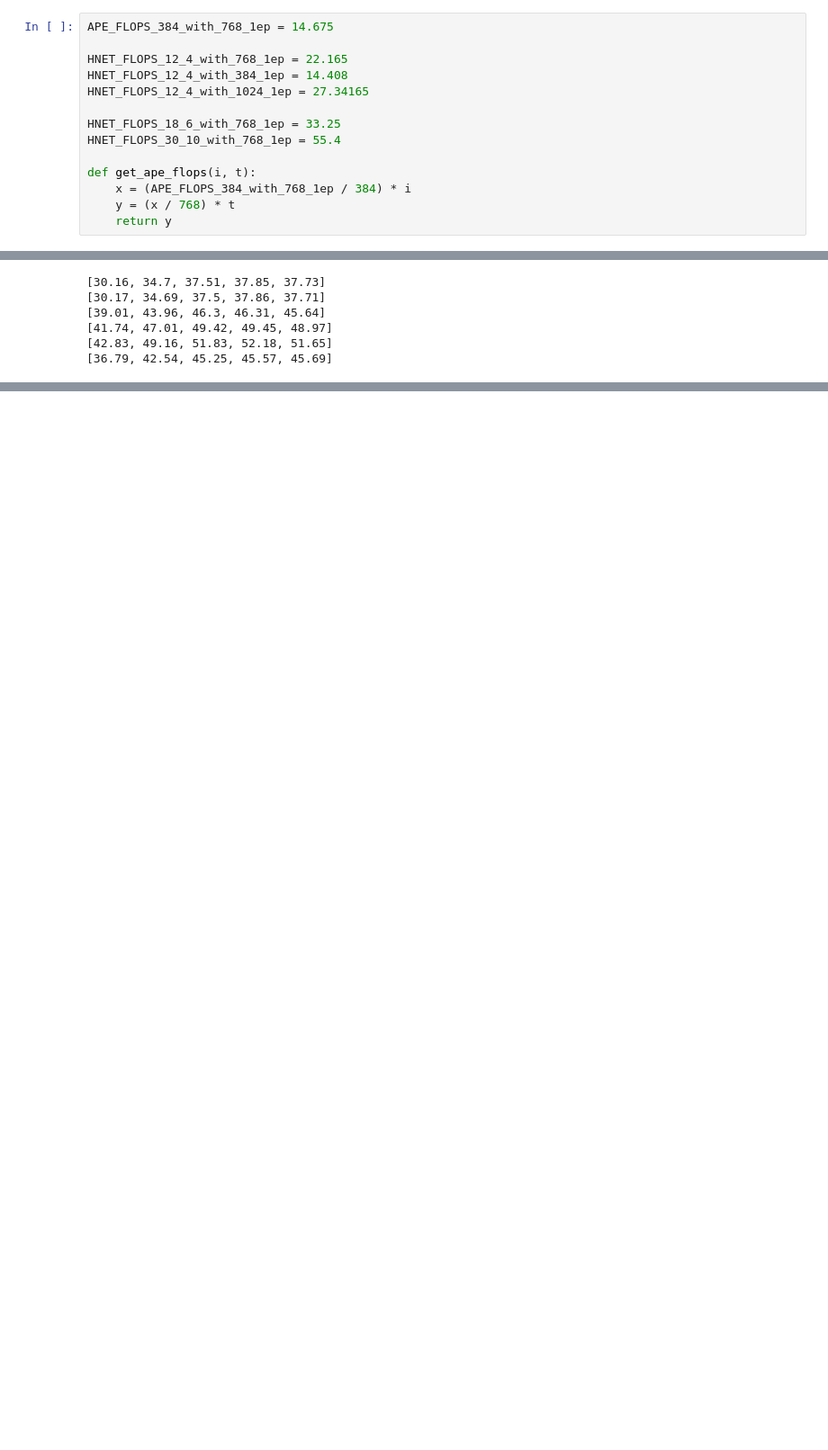
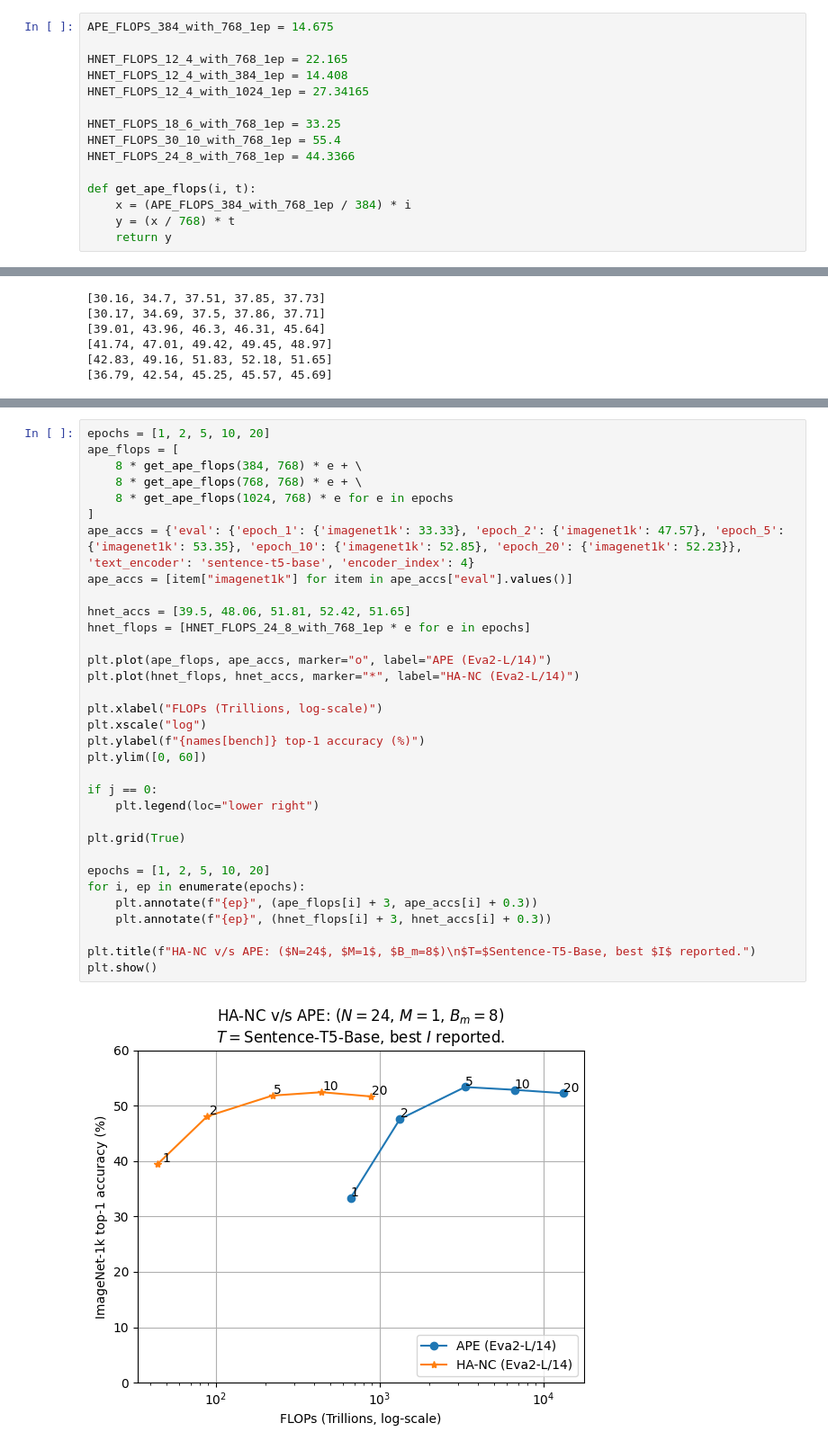
Before and after one commit to jaisidhsingh/hypa-new, a Jupyter notebook: hyperalignment/plot.ipynb, the cells around one changed output, grey strips where cells are left out. Shown at 90% size. Cells and saved outputs as stored; diff of their text form; blank space fills up the shorter version.

```diff
--- a/hyperalignment/plot.ipynb
+++ b/hyperalignment/plot.ipynb
@@ -7,6 +7,7 @@ HNET_FLOPS_12_4_with_1024_1ep = 27.34165
 
 HNET_FLOPS_18_6_with_768_1ep = 33.25
 HNET_FLOPS_30_10_with_768_1ep = 55.4
+HNET_FLOPS_24_8_with_768_1ep = 44.3366
 
 def get_ape_flops(i, t):
     x = (APE_FLOPS_384_with_768_1ep / 384) * i
@@ -641 +658,36 @@ plt.show()
+# %%
+epochs = [1, 2, 5, 10, 20]
+ape_flops = [
+    8 * get_ape_flops(384, 768) * e + \
+    8 * get_ape_flops(768, 768) * e + \
+    8 * get_ape_flops(1024, 768) * e for e in epochs
+]
+ape_accs = {'eval': {'epoch_1': {'imagenet1k': 33.33}, 'epoch_2': {'imagenet1k': 47.57}, 'epoch_5': {'imagenet1k': 53.35}, 'epoch_10': {'imagenet1k': 52.85}, 'epoch_20': {'imagenet1k': 52.23}}, 'text_encoder': 'sentence-t5-base', 'encoder_index': 4}
+ape_accs = [item["imagenet1k"] for item in ape_accs["eval"].values()]
+
+hnet_accs = [39.5, 48.06, 51.81, 52.42, 51.65]
+hnet_flops = [HNET_FLOPS_24_8_with_768_1ep * e for e in epochs]
+
+plt.plot(ape_flops, ape_accs, marker="o", label="APE (Eva2-L/14)")
+plt.plot(hnet_flops, hnet_accs, marker="*", label="HA-NC (Eva2-L/14)")
+
+plt.xlabel("FLOPs (Trillions, log-scale)")
+plt.xscale("log")
+plt.ylabel(f"{names[bench]} top-1 accuracy (%)")
+plt.ylim([0, 60])
+
+if j == 0:
+    plt.legend(loc="lower right")
+
+plt.grid(True)
+
+epochs = [1, 2, 5, 10, 20]
+for i, ep in enumerate(epochs):
+    plt.annotate(f"{ep}", (ape_flops[i] + 3, ape_accs[i] + 0.3))
+    plt.annotate(f"{ep}", (hnet_flops[i] + 3, hnet_accs[i] + 0.3))
+
+plt.title(f"HA-NC v/s APE: ($N=24$, $M=1$, $B_m=8$)\n$T=$Sentence-T5-Base, best $I$ reported.")
+plt.show()
+# %% [output]
+[figure, added]
 # %% [markdown]
```
Also changed, not shown: parts of 4 cells of this notebook, 7 other files.
